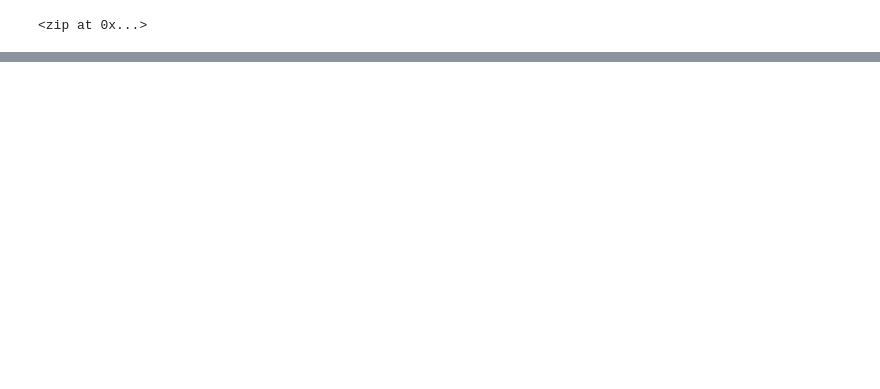
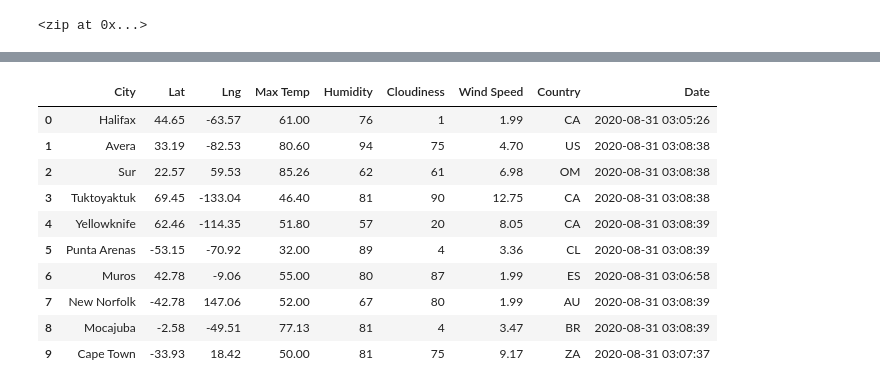
Before and after one commit to peteremiller/World_Weather_Analysis, a Jupyter notebook: WeatherPy.ipynb, the cells around one changed output, grey strips where cells are left out. Cells and saved outputs as stored; diff of their text form; code cells hidden in the pictures; blank space fills up the shorter version.

```diff
--- a/WeatherPy.ipynb
+++ b/WeatherPy.ipynb
@@ -5,0 +1,14 @@ import numpy as np
+# %%
+# Import the dependencies.
+import pandas as pd
+import matplotlib.pyplot as plt
+import numpy as np
+# Import the requests library.
+import requests
+# Import the API key.
+from config import weather_api_key
+# Import the datetime module from the datetime library.
+from datetime import datetime
+# Starting URL for Weather Map API Call.
+url = "http://api.openweathermap.org/data/2.5/weather?units=Imperial&APPID=" + weather_api_key
+print(url)
@@ -32,0 +122,16 @@ len(cities)
+# %%
+# Convert the array of dictionaries to a Pandas DataFrame.
+city_data_df = pd.DataFrame(city_data)
+city_data_df.head(10)
+# %% [output]
+|  | City | Lat | Lng | Max Temp | Humidity | Cloudiness | Wind Speed | Country | Date |
+| 0 | Halifax | 44.65 | -63.57 | 61.00 | 76 | 1 | 1.99 | CA | 2020-08-31 03:05:26 |
+| 1 | Avera | 33.19 | -82.53 | 80.60 | 94 | 75 | 4.70 | US | 2020-08-31 03:08:38 |
+| 2 | Sur | 22.57 | 59.53 | 85.26 | 62 | 61 | 6.98 | OM | 2020-08-31 03:08:38 |
+| 3 | Tuktoyaktuk | 69.45 | -133.04 | 46.40 | 81 | 90 | 12.75 | CA | 2020-08-31 03:08:38 |
+| 4 | Yellowknife | 62.46 | -114.35 | 51.80 | 57 | 20 | 8.05 | CA | 2020-08-31 03:08:39 |
+| 5 | Punta Arenas | -53.15 | -70.92 | 32.00 | 89 | 4 | 3.36 | CL | 2020-08-31 03:08:39 |
+| 6 | Muros | 42.78 | -9.06 | 55.00 | 80 | 87 | 1.99 | ES | 2020-08-31 03:06:58 |
+| 7 | New Norfolk | -42.78 | 147.06 | 52.00 | 67 | 80 | 1.99 | AU | 2020-08-31 03:08:39 |
+| 8 | Mocajuba | -2.58 | -49.51 | 77.13 | 81 | 4 | 3.47 | BR | 2020-08-31 03:08:39 |
+| 9 | Cape Town | -33.93 | 18.42 | 50.00 | 81 | 75 | 9.17 | ZA | 2020-08-31 03:07:37 |
```
Also changed, not shown: parts of 7 cells of this notebook, 3 other files.
